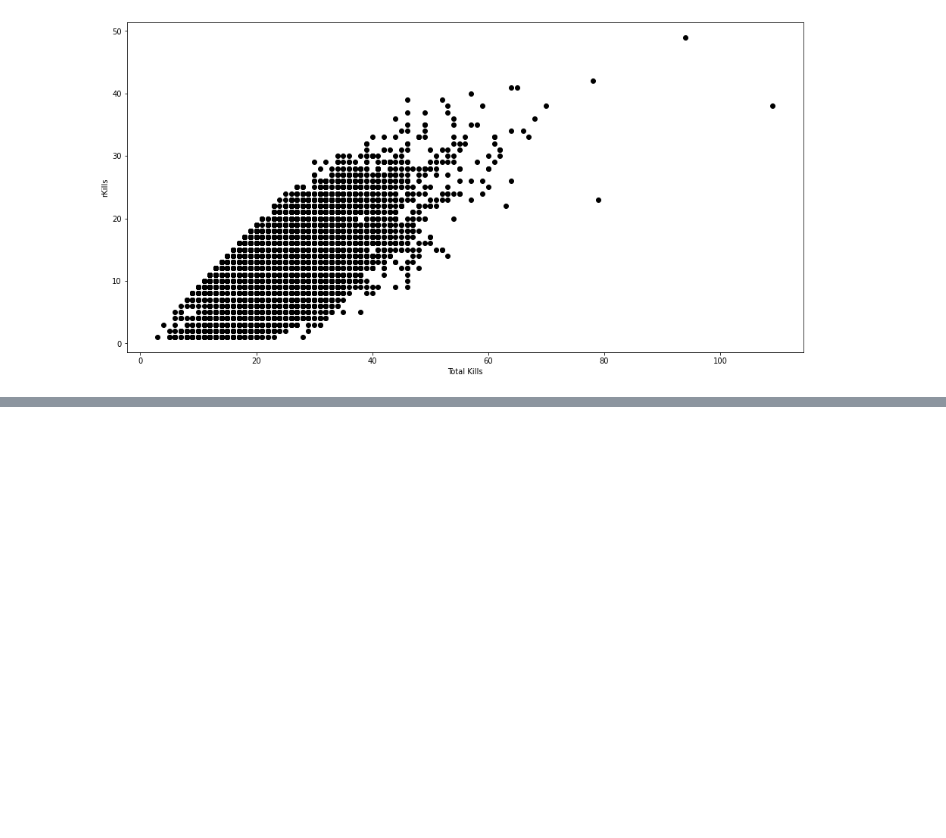
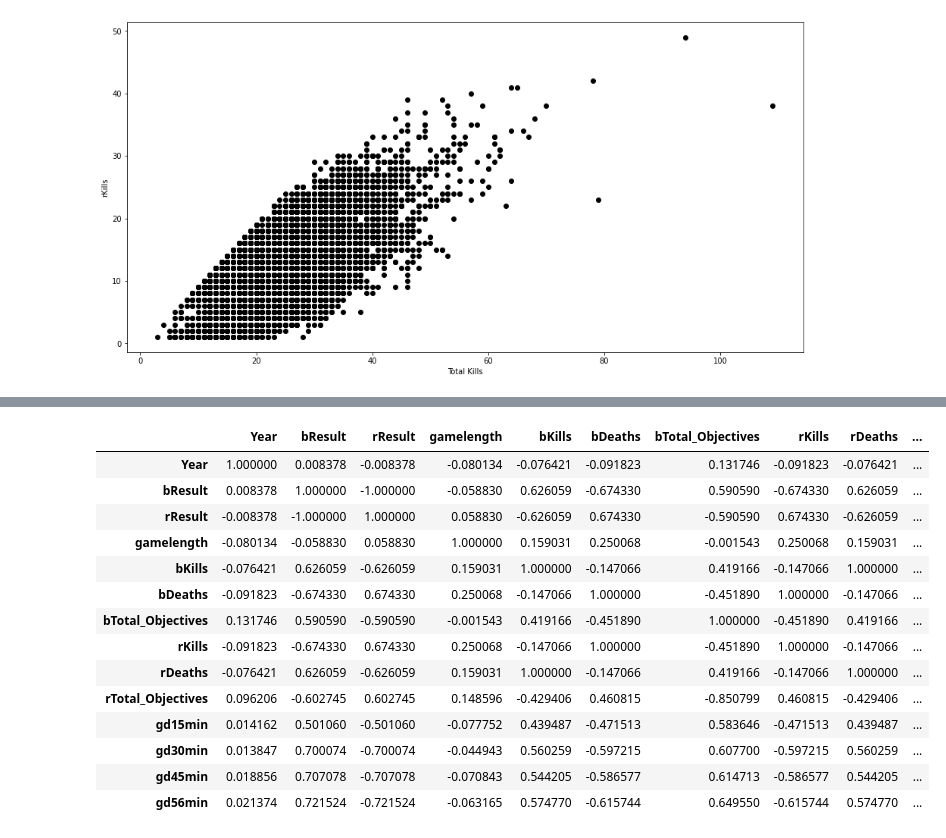
Before and after one commit to MoistRock1743/E-Sports-Data-Mining, a Jupyter notebook: Project.ipynb, the cells around one changed output, grey strips where cells are left out. Cells and saved outputs as stored; diff of their text form; code cells hidden in the pictures; blank space fills up the shorter version.

```diff
--- a/Project.ipynb
+++ b/Project.ipynb
@@ -672,0 +666,18 @@ final_primary_df[final_primary_df['bKills'] == 71]
+# %%
+final_primary_df.corr().style.background_gradient(cmap='coolwarm')
+# %% [output]
+|  | Year | bResult | rResult | gamelength | bKills | bDeaths | bTotal_Objectives | rKills | rDeaths | ... |
+| Year | 1.000000 | 0.008378 | -0.008378 | -0.080134 | -0.076421 | -0.091823 | 0.131746 | -0.091823 | -0.076421 | ... |
+| bResult | 0.008378 | 1.000000 | -1.000000 | -0.058830 | 0.626059 | -0.674330 | 0.590590 | -0.674330 | 0.626059 | ... |
+| rResult | -0.008378 | -1.000000 | 1.000000 | 0.058830 | -0.626059 | 0.674330 | -0.590590 | 0.674330 | -0.626059 | ... |
+| gamelength | -0.080134 | -0.058830 | 0.058830 | 1.000000 | 0.159031 | 0.250068 | -0.001543 | 0.250068 | 0.159031 | ... |
+| bKills | -0.076421 | 0.626059 | -0.626059 | 0.159031 | 1.000000 | -0.147066 | 0.419166 | -0.147066 | 1.000000 | ... |
+| bDeaths | -0.091823 | -0.674330 | 0.674330 | 0.250068 | -0.147066 | 1.000000 | -0.451890 | 1.000000 | -0.147066 | ... |
+| bTotal_Objectives | 0.131746 | 0.590590 | -0.590590 | -0.001543 | 0.419166 | -0.451890 | 1.000000 | -0.451890 | 0.419166 | ... |
+| rKills | -0.091823 | -0.674330 | 0.674330 | 0.250068 | -0.147066 | 1.000000 | -0.451890 | 1.000000 | -0.147066 | ... |
+| rDeaths | -0.076421 | 0.626059 | -0.626059 | 0.159031 | 1.000000 | -0.147066 | 0.419166 | -0.147066 | 1.000000 | ... |
+| rTotal_Objectives | 0.096206 | -0.602745 | 0.602745 | 0.148596 | -0.429406 | 0.460815 | -0.850799 | 0.460815 | -0.429406 | ... |
+| gd15min | 0.014162 | 0.501060 | -0.501060 | -0.077752 | 0.439487 | -0.471513 | 0.583646 | -0.471513 | 0.439487 | ... |
+| gd30min | 0.013847 | 0.700074 | -0.700074 | -0.044943 | 0.560259 | -0.597215 | 0.607700 | -0.597215 | 0.560259 | ... |
+| gd45min | 0.018856 | 0.707078 | -0.707078 | -0.070843 | 0.544205 | -0.586577 | 0.614713 | -0.586577 | 0.544205 | ... |
+| gd56min | 0.021374 | 0.721524 | -0.721524 | -0.063165 | 0.574770 | -0.615744 | 0.649550 | -0.615744 | 0.574770 | ... |
```
Also changed, not shown: parts of 1 cell of this notebook.
